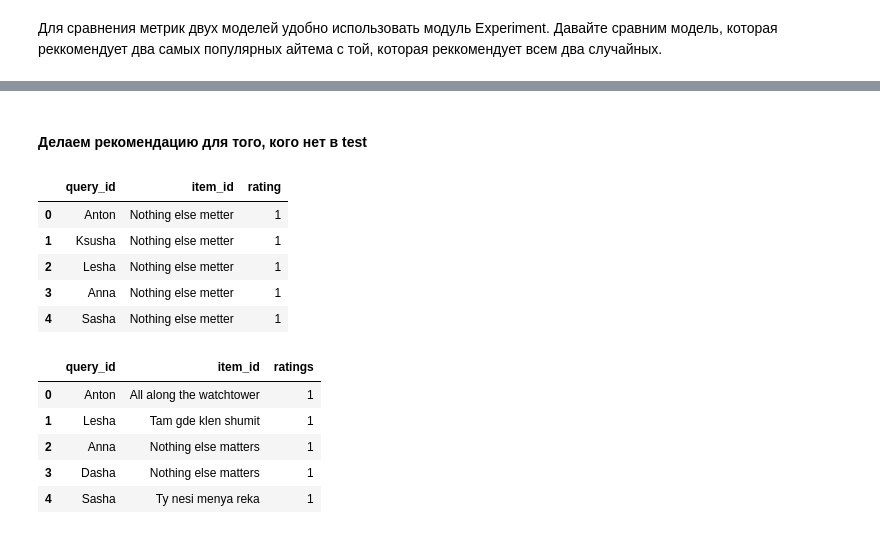
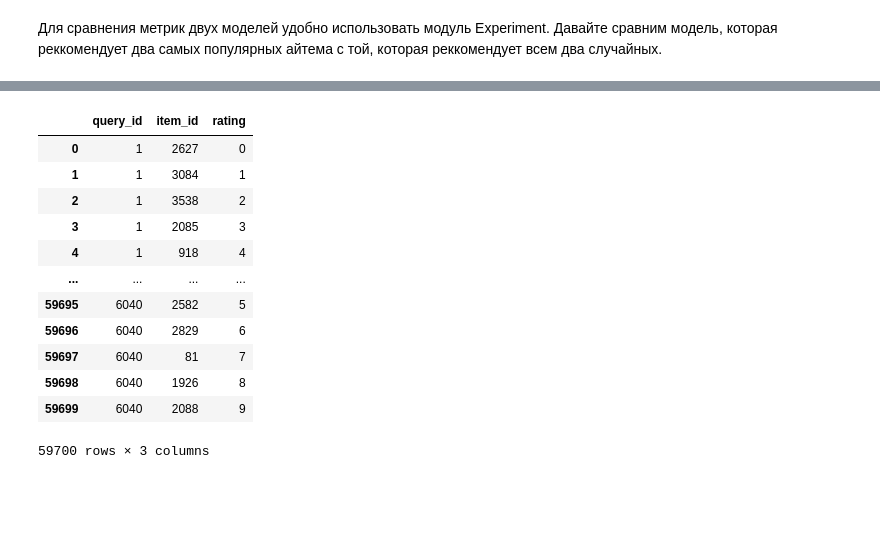
Before and after one commit to sb-ai-lab/RecSys-Course, a Jupyter notebook: metrics.ipynb, the cells around one changed output, grey strips where cells are left out. Cells and saved outputs as stored; diff of their text form; code cells hidden in the pictures; blank space fills up the shorter version.

```diff
--- a/metrics.ipynb
+++ b/metrics.ipynb
@@ -412,24 +390,0 @@ assert recall(test, pred, 1) == Recall(1)(pred, test)['Recall@1']
-# %% [markdown]
-#### Делаем рекомендацию для того, кого нет в test
-# %%
-pred = {'query_id': ['Anton','Ksusha', 'Lesha', 'Anna', 'Sasha'],
- 'item_id': ['Nothing else metter', 'Nothing else metter', 'Nothing else metter', 'Nothing else metter', 'Nothing else metter'],
-  'rating' : [1, 1, 1, 1, 1]}
-pred = pd.DataFrame(pred)
-pred
-# %% [output]
-|  | query_id | item_id | rating |
-| 0 | Anton | Nothing else metter | 1 |
-| 1 | Ksusha | Nothing else metter | 1 |
-| 2 | Lesha | Nothing else metter | 1 |
-| 3 | Anna | Nothing else metter | 1 |
-| 4 | Sasha | Nothing else metter | 1 |
-# %%
-test
-# %% [output]
-|  | query_id | item_id | ratings |
-| 0 | Anton | All along the watchtower | 1 |
-| 1 | Lesha | Tam gde klen shumit | 1 |
-| 2 | Anna | Nothing else matters | 1 |
-| 3 | Dasha | Nothing else matters | 1 |
-| 4 | Sasha | Ty nesi menya reka | 1 |
@@ -440,0 +391,25 @@ assert recall(test, pred, 1) == Recall(1)(pred, test)['Recall@1']
+# %%
+from replay.splitters.random_splitter import RandomSplitter
+train, test = RandomSplitter(test_size=0.1).split(data)
+# %%
+random_item = pd.Series(train['item_id'].unique()).sample(n=test.query_id.nunique()*10,replace=True, random_state=17)
+# %%
+predict = pd.DataFrame()
+predict['query_id'] = np.repeat(test['query_id'].unique(), 10)
+predict['item_id'] = list(random_item)
+predict['rating'] = [x % 10 for x in range(len(predict))]
+predict
+# %% [output]
+|  | query_id | item_id | rating |
+| 0 | 1 | 2627 | 0 |
+| 1 | 1 | 3084 | 1 |
+| 2 | 1 | 3538 | 2 |
+| 3 | 1 | 2085 | 3 |
+| 4 | 1 | 918 | 4 |
+| ... | ... | ... | ... |
+| 59695 | 6040 | 2582 | 5 |
+| 59696 | 6040 | 2829 | 6 |
+| 59697 | 6040 | 81 | 7 |
+| 59698 | 6040 | 1926 | 8 |
+| 59699 | 6040 | 2088 | 9 |
+59700 rows × 3 columns
```
Also changed, not shown: parts of 14 cells of this notebook.
